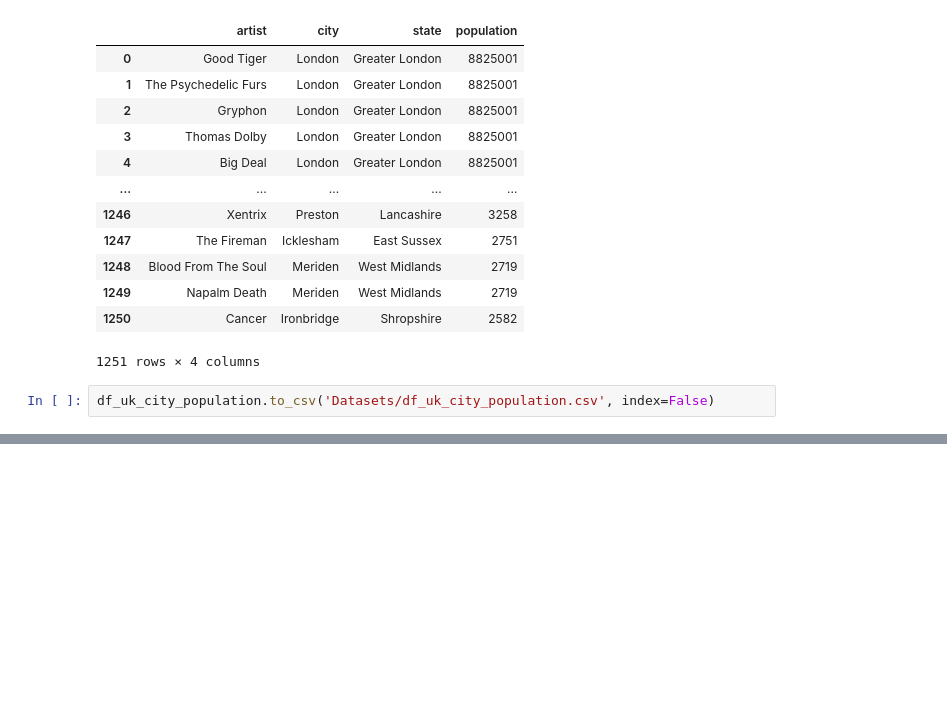
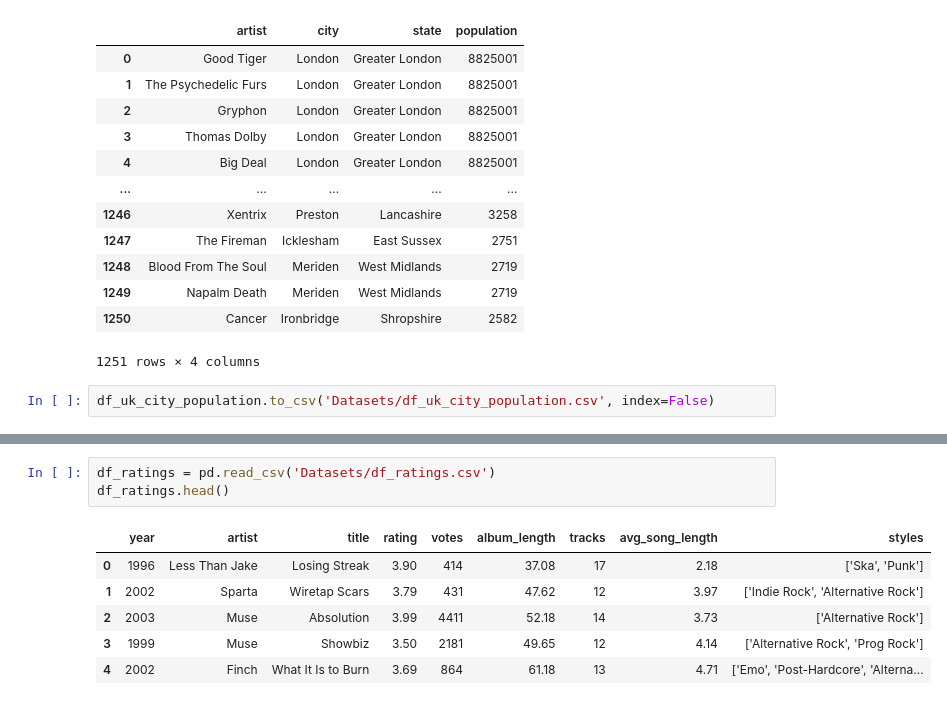
Before and after one commit to arnauog/what_the_rock, a Jupyter notebook: geopy_origins.ipynb, the cells around one changed output, grey strips where cells are left out. Drawn from its saved outputs; the diff is of its cells as text; blank space fills up the shorter version.

```diff
--- a/geopy_origins.ipynb
+++ b/geopy_origins.ipynb
@@ -2280,0 +2309,10 @@ df_uk_city_population.to_csv('Datasets/df_uk_city_population.csv', index=False)
+# %%
+df_ratings = pd.read_csv('Datasets/df_ratings.csv')
+df_ratings.head()
+# %% [output]
+|  | year | artist | title | rating | votes | album_length | tracks | avg_song_length | styles |
+| 0 | 1996 | Less Than Jake | Losing Streak | 3.90 | 414 | 37.08 | 17 | 2.18 | ['Ska', 'Punk'] |
+| 1 | 2002 | Sparta | Wiretap Scars | 3.79 | 431 | 47.62 | 12 | 3.97 | ['Indie Rock', 'Alternative Rock'] |
+| 2 | 2003 | Muse | Absolution | 3.99 | 4411 | 52.18 | 14 | 3.73 | ['Alternative Rock'] |
+| 3 | 1999 | Muse | Showbiz | 3.50 | 2181 | 49.65 | 12 | 4.14 | ['Alternative Rock', 'Prog Rock'] |
+| 4 | 2002 | Finch | What It Is to Burn | 3.69 | 864 | 61.18 | 13 | 4.71 | ['Emo', 'Post-Hardcore', 'Alterna... |
```
Also changed, not shown: parts of 46 cells of this notebook, 30 other files.
